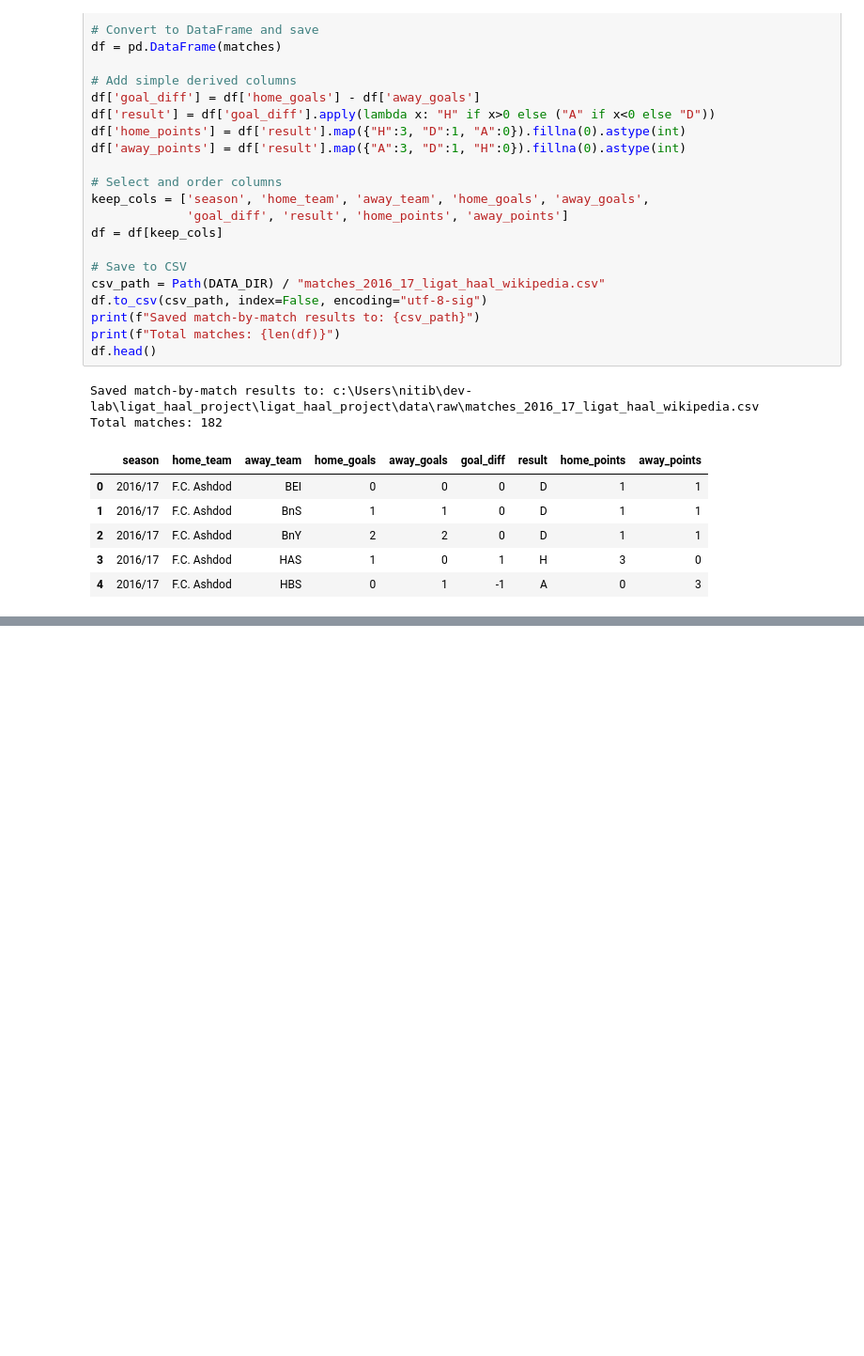
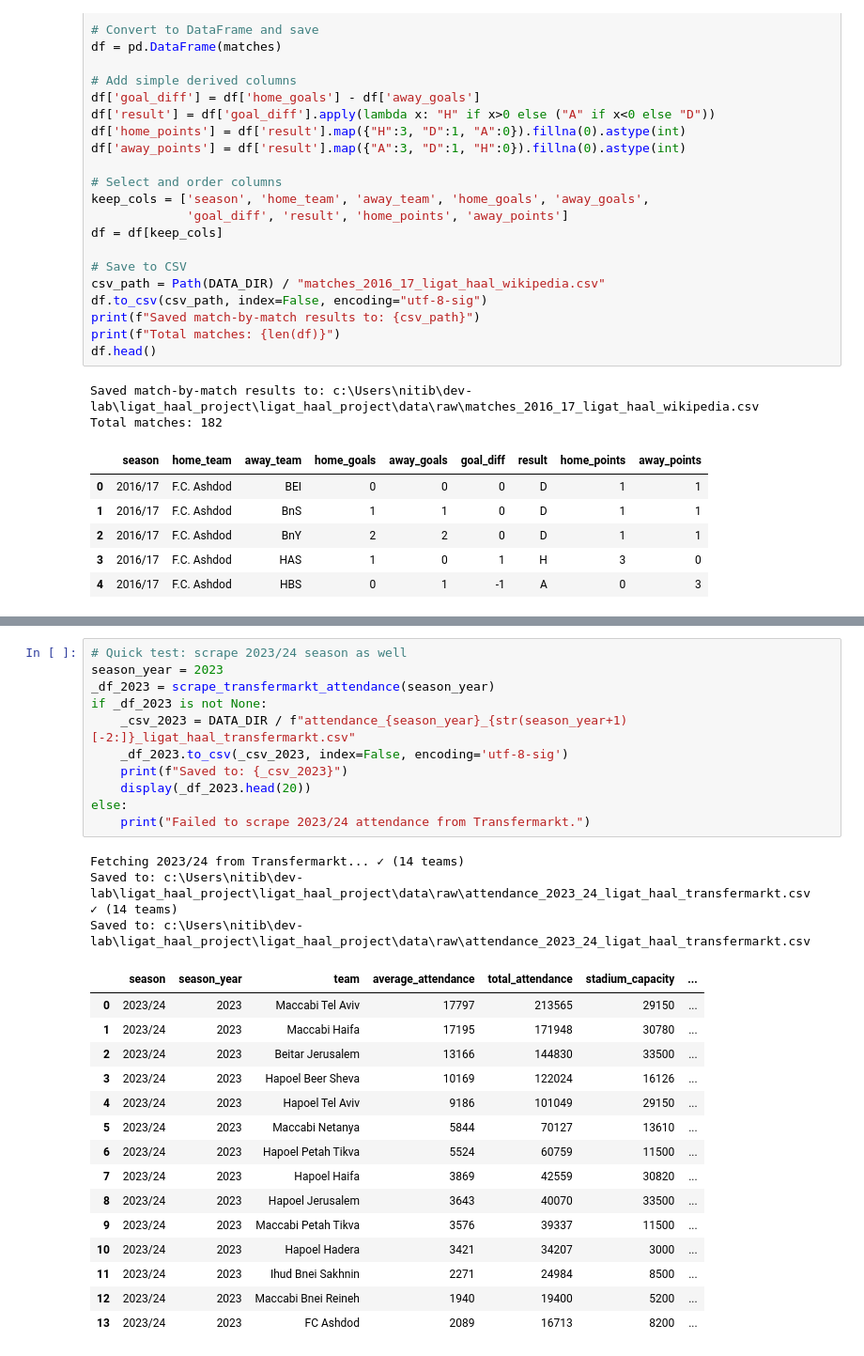
Before and after one commit to Nitaybenadmon123/ligat_haal_project, a Jupyter notebook: ligat_haal_project/notebooks/ligat_haal_project_refactored.ipynb, the cells around one changed output, grey strips where cells are left out. Shown at 94% size. Saved outputs shown, nothing was run; the diff lists cells and outputs as text; blank space fills up the shorter version.

```diff
--- a/ligat_haal_project/notebooks/ligat_haal_project_refactored.ipynb
+++ b/ligat_haal_project/notebooks/ligat_haal_project_refactored.ipynb
@@ -1114,0 +906,31 @@ All matches saved to: c:\Users\nitib\dev-lab\ligat_haal_project\ligat_haal_proje
+# %%
+# Quick test: scrape 2023/24 season as well
+season_year = 2023
+_df_2023 = scrape_transfermarkt_attendance(season_year)
+if _df_2023 is not None:
+    _csv_2023 = DATA_DIR / f"attendance_{season_year}_{str(season_year+1)[-2:]}_ligat_haal_transfermarkt.csv"
+    _df_2023.to_csv(_csv_2023, index=False, encoding='utf-8-sig')
+    print(f"Saved to: {_csv_2023}")
+    display(_df_2023.head(20))
+else:
+    print("Failed to scrape 2023/24 attendance from Transfermarkt.")
+# %% [output]
+Fetching 2023/24 from Transfermarkt... ✓ (14 teams)
+Saved to: c:\Users\nitib\dev-lab\ligat_haal_project\ligat_haal_project\data\raw\attendance_2023_24_ligat_haal_transfermarkt.csv
+✓ (14 teams)
+Saved to: c:\Users\nitib\dev-lab\ligat_haal_project\ligat_haal_project\data\raw\attendance_2023_24_ligat_haal_transfermarkt.csv
+|  | season | season_year | team | average_attendance | total_attendance | stadium_capacity | ... |
+| 0 | 2023/24 | 2023 | Maccabi Tel Aviv | 17797 | 213565 | 29150 | ... |
+| 1 | 2023/24 | 2023 | Maccabi Haifa | 17195 | 171948 | 30780 | ... |
+| 2 | 2023/24 | 2023 | Beitar Jerusalem | 13166 | 144830 | 33500 | ... |
+| 3 | 2023/24 | 2023 | Hapoel Beer Sheva | 10169 | 122024 | 16126 | ... |
+| 4 | 2023/24 | 2023 | Hapoel Tel Aviv | 9186 | 101049 | 29150 | ... |
+| 5 | 2023/24 | 2023 | Maccabi Netanya | 5844 | 70127 | 13610 | ... |
+| 6 | 2023/24 | 2023 | Hapoel Petah Tikva | 5524 | 60759 | 11500 | ... |
+| 7 | 2023/24 | 2023 | Hapoel Haifa | 3869 | 42559 | 30820 | ... |
+| 8 | 2023/24 | 2023 | Hapoel Jerusalem | 3643 | 40070 | 33500 | ... |
+| 9 | 2023/24 | 2023 | Maccabi Petah Tikva | 3576 | 39337 | 11500 | ... |
+| 10 | 2023/24 | 2023 | Hapoel Hadera | 3421 | 34207 | 3000 | ... |
+| 11 | 2023/24 | 2023 | Ihud Bnei Sakhnin | 2271 | 24984 | 8500 | ... |
+| 12 | 2023/24 | 2023 | Maccabi Bnei Reineh | 1940 | 19400 | 5200 | ... |
+| 13 | 2023/24 | 2023 | FC Ashdod | 2089 | 16713 | 8200 | ... |
```
Also changed, not shown: parts of 37 cells of this notebook.
